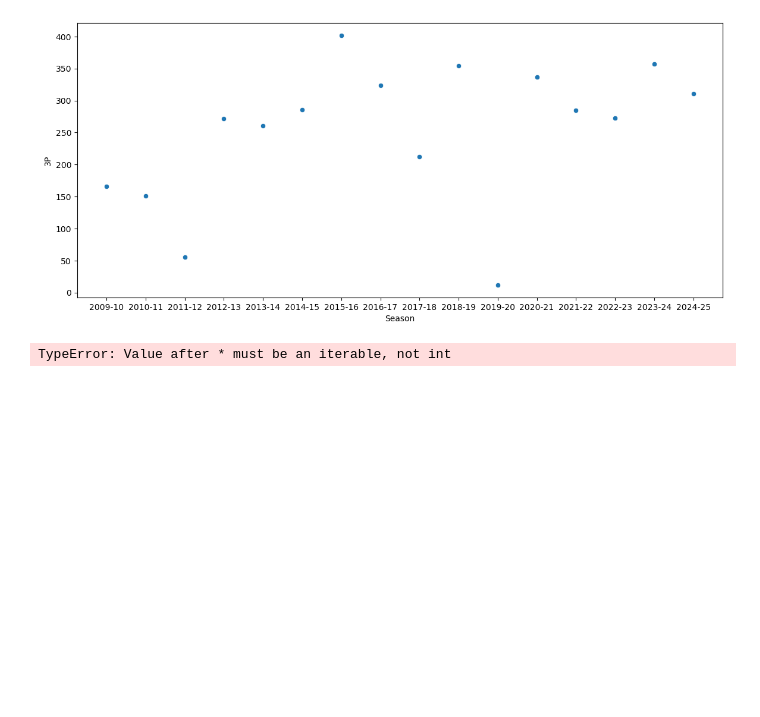
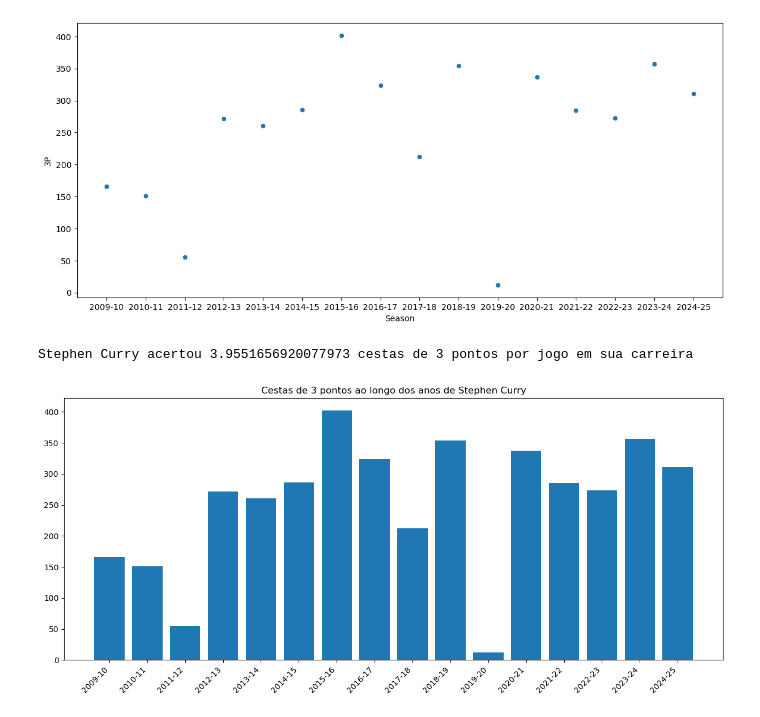
Before and after one commit to matheusmendesds/projetoPython, a Jupyter notebook: Untitled5.ipynb, the cells around one changed output. Drawn from its saved outputs; the diff is of its cells as text; code cells hidden in the pictures; blank space fills up the shorter version.

```diff
--- a/Untitled5.ipynb
+++ b/Untitled5.ipynb
@@ -72,10 +72,17 @@ sns.scatterplot(data=DataBase, x="Season", y="3P")
 plt.show()
 # %% [output]
 [figure]
-# %%
-plt.figure(14,6)
-
-sns.scatterplot(data=DataBase, x="Season", y="ORB")
-plt.show()
-# %% [output]
-TypeError: Value after * must be an iterable, not int
+# %%
+TotalJogos = DataBase['G'].sum()
+TotalCestas = DataBase['3P'].sum()
+print('Stephen Curry acertou {} cestas de 3 pontos por jogo em sua carreira' .format(TotalCestas/TotalJogos))
+# %% [output]
+Stephen Curry acertou 3.9551656920077973 cestas de 3 pontos por jogo em sua carreira
+# %%
+plt.figure( figsize=(15,6) )
+plt.title('Cestas de 3 pontos ao longo dos anos de Stephen Curry')
+plt.bar(DataBase['Season'], DataBase['3P'])
+plt.xticks( rotation=45, ha='right' );
+plt.show()
+# %% [output]
+[figure, added]
```
Also changed, not shown: parts of 1 cell of this notebook.
